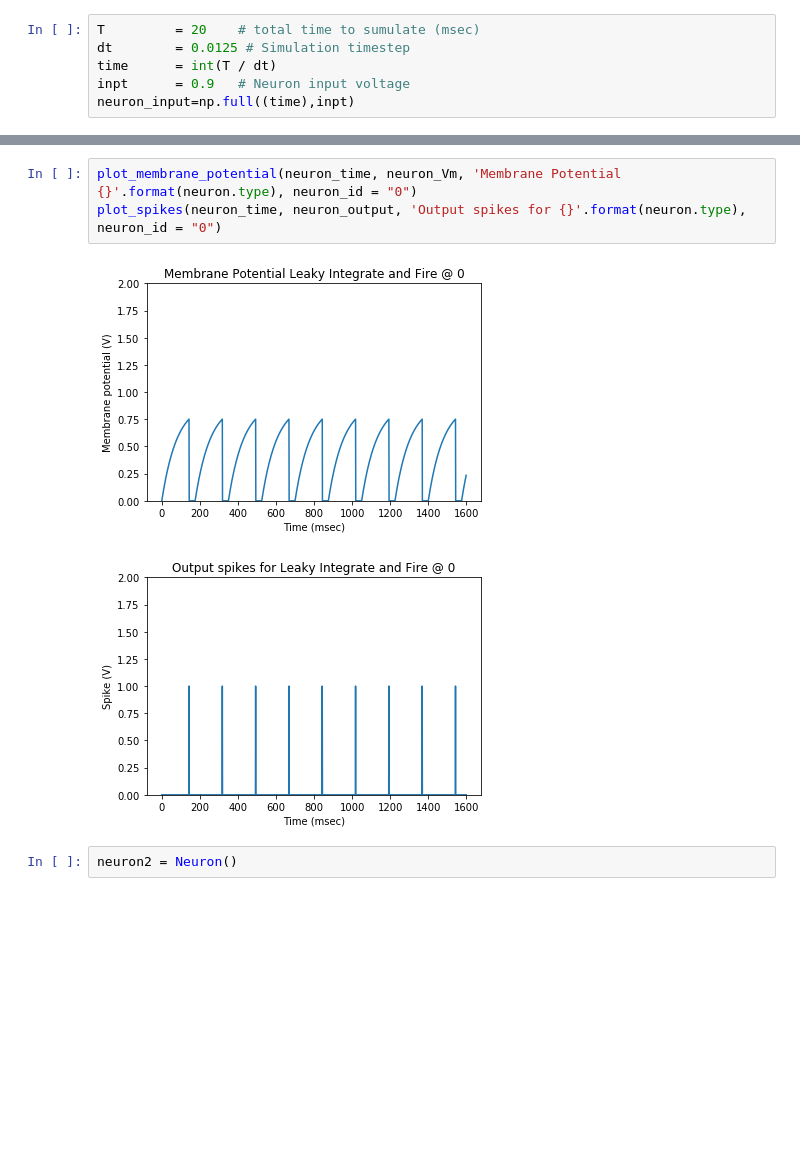
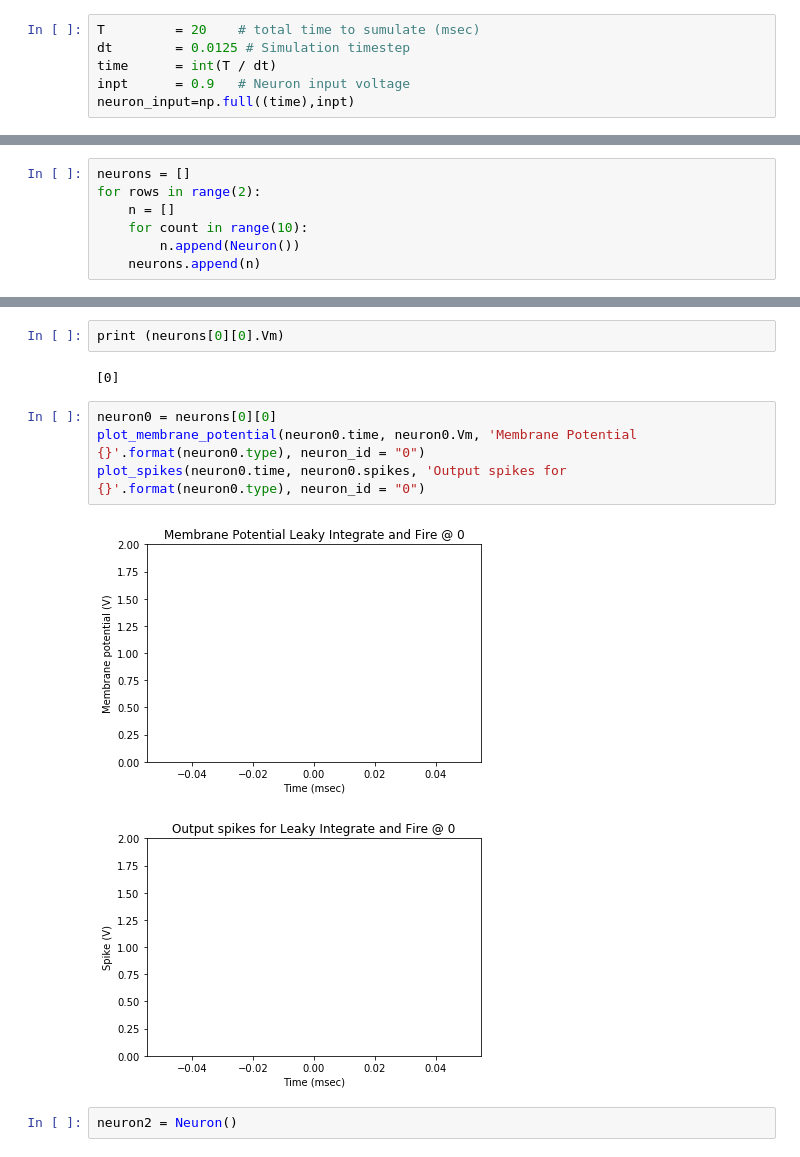
Before and after one commit to markstrefford/Spiking-Neural-Network, a Jupyter notebook: SNN_0.ipynb, the cells around one changed output, grey strips where cells are left out. Drawn from its saved outputs; the diff is of its cells as text; blank space fills up the shorter version.

Commit message:
Refactoring neuron class

```diff
--- a/SNN_0.ipynb
+++ b/SNN_0.ipynb
@@ -144,0 +110,7 @@ print (neuron_time.shape)
+# %%
+neurons = []
+for rows in range(2):
+    n = []
+    for count in range(10):
+        n.append(Neuron())
+    neurons.append(n)
@@ -145,9 +148,14 @@ print (neuron_time.shape)
+# %%
+print (neurons[0][0].Vm)
+# %% [output]
+[0]
 # %%
-plot_membrane_potential(neuron_time, neuron_Vm, 'Membrane Potential {}'.format(neuron.type), neuron_id = "0")
-plot_spikes(neuron_time, neuron_output, 'Output spikes for {}'.format(neuron.type), neuron_id = "0")
+neuron0 = neurons[0][0]
+plot_membrane_potential(neuron0.time, neuron0.Vm, 'Membrane Potential {}'.format(neuron0.type), neuron_id = "0")
+plot_spikes(neuron0.time, neuron0.spikes, 'Output spikes for {}'.format(neuron0.type), neuron_id = "0")
 # %% [output]
-[figure, old version]
+[figure, new version]
-[figure, old version]
+[figure, new version]
 # %%
 neuron2 = Neuron()
 # %% [output]
```
Also changed, not shown: parts of 14 cells of this notebook.
